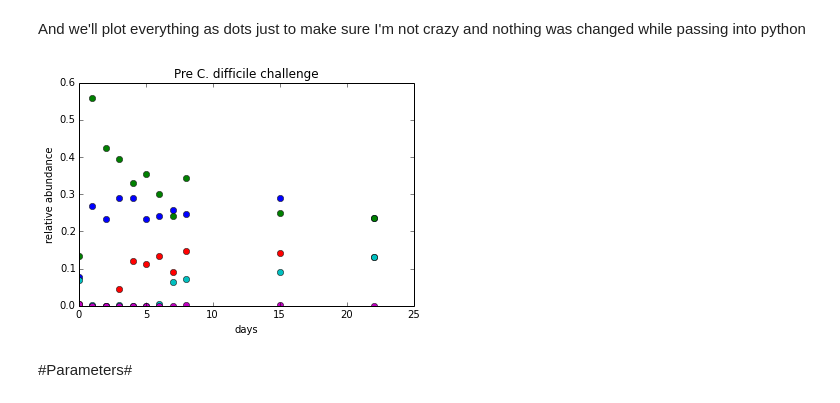
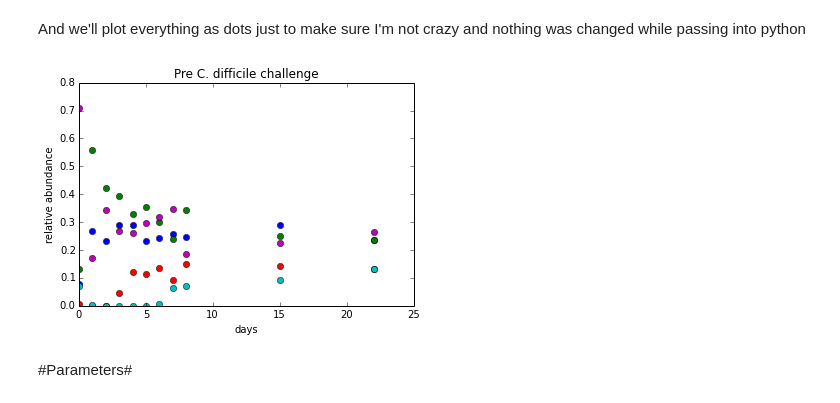
Before and after one commit to jtmccr1/603-Codes, a Jupyter notebook: EPID603 Final.ipynb, the cells around one changed output. Saved outputs shown, nothing was run; the diff lists cells and outputs as text; code cells hidden in the pictures.

```diff
--- a/EPID603 Final.ipynb
+++ b/EPID603 Final.ipynb
@@ -44,5 +46,9 @@ errors<- t(x[[2]]) # Means errors and days are saved so they can be used in the
 
 days<- x[[3]]
 
+other<- x[[4]]
+
+print(other)
+
 print(means)
 # %% [output]
@@ -73,6 +78,7 @@ Here I load the data from R and set up the pre C.diff gut model
 means = %Rget means
 errors = %Rget errors
 Td = %Rget days
+other = %Rget other
 # %%
 #Set up just for the pre C.Diff
 Td =Td[0:11]+22  # Selects just the days prior to 0 and makes them all positive
@@ -82,18 +88,20 @@ OTU2d =means[1][0:11]
 OTU3d =means[2][0:11]
 OTU4d =means[3][0:11]
 OTU5d =means[4][0:11]
+
+otherd = other[0:11]
 # %% [markdown]
 And we'll plot everything as dots just to make sure I'm not crazy and nothing was changed while passing into python
 # %%
 plt.figure()
-plt.plot(Td,OTU1d,'o',Td,OTU2d,'o',Td,OTU3d,'o',Td,OTU4d,'o',Td,OTU5d,'o')#,Td,OTU6d,'o',Td,OTU7d,'o')
+plt.plot(Td,OTU1d,'o',Td,OTU2d,'o',Td,OTU3d,'o',Td,OTU4d,'o',Td,otherd,'o')#,Td,OTU6d,'o',Td,OTU7d,'o')
 plt.xlabel('days')
 plt.ylabel('relative abundance')
 title='Pre C. difficile challenge'
 plt.title(title)
 plt.show()
 # %% [output]
-[figure, old version]
+[figure, new version]
 # %% [markdown]
 #Parameters#
 # %%
```
Also changed, not shown: parts of 29 cells of this notebook.
